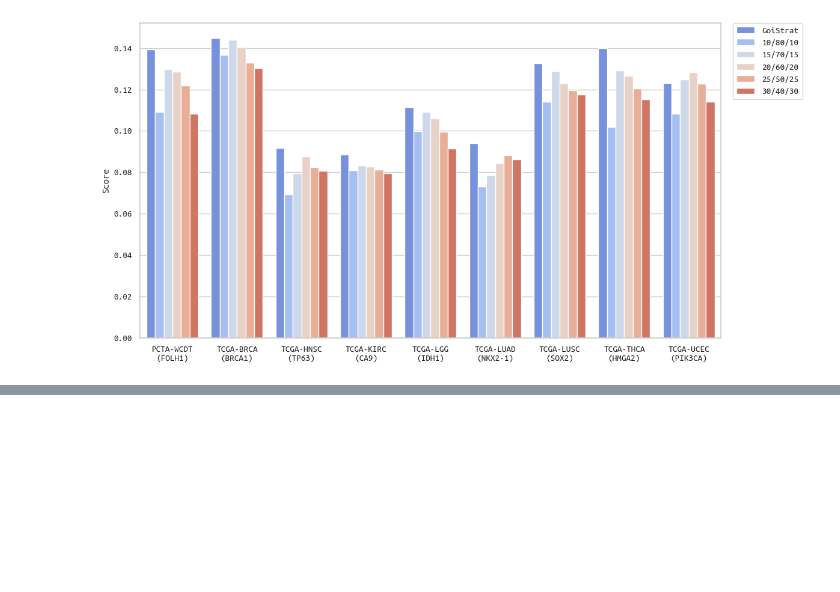
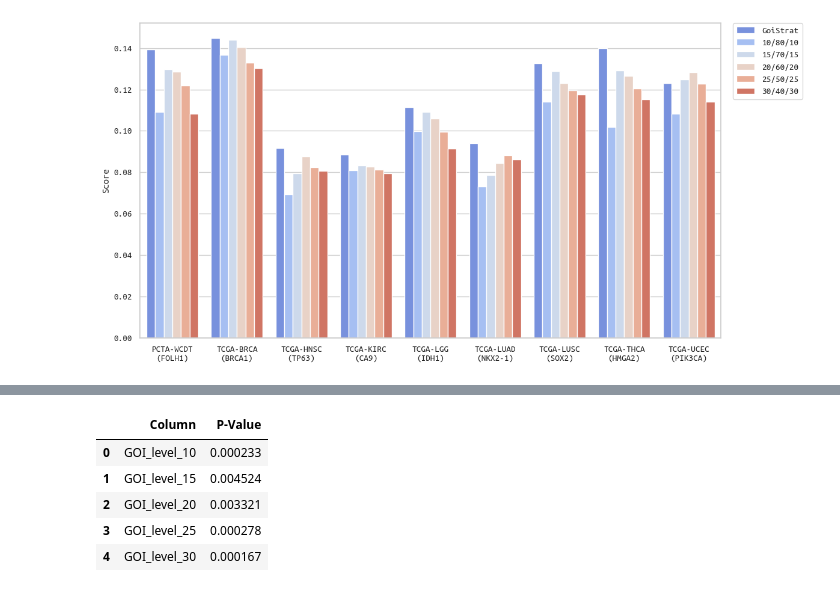
Before and after one commit to CarlosUziel/goi-strat, a Jupyter notebook: notebooks/methods_comparison.ipynb, the cells around one changed output, grey strips where cells are left out. Saved outputs shown, nothing was run; the diff lists cells and outputs as text; code cells hidden in the pictures; blank space fills up the shorter version.

```diff
--- a/notebooks/methods_comparison.ipynb
+++ b/notebooks/methods_comparison.ipynb
@@ -516,0 +536,34 @@ The PostScript backend does not support transparency; partially transparent arti
+# %%
+# Initialize a list to store p-values
+p_values = []
+
+# Get the first column
+first_column = all_degss_scores_df_weighted.iloc[:, 0]
+
+# Iterate over the other columns and perform one-tailed paired t-test
+for col in all_degss_scores_df_weighted.columns[1:]:
+    other_column = all_degss_scores_df_weighted[col]
+    t_stat, p_value = ttest_rel(first_column, other_column)
+
+    # Adjust p-value for one-tailed test
+    if t_stat > 0:
+        p_value /= 2
+    else:
+        p_value = 1 - (p_value / 2)
+
+    p_values.append(p_value)
+
+# Create a DataFrame to display the results
+all_degss_scores_df_weighted_p_values = pd.DataFrame(
+    {"Column": all_degss_scores_df_weighted.columns[1:], "P-Value": p_values}
+)
+
+# Display the results
+display(all_degss_scores_df_weighted_p_values)
+# %% [output]
+|  | Column | P-Value |
+| 0 | GOI_level_10 | 0.000233 |
+| 1 | GOI_level_15 | 0.004524 |
+| 2 | GOI_level_20 | 0.003321 |
+| 3 | GOI_level_25 | 0.000278 |
+| 4 | GOI_level_30 | 0.000167 |
```
Also changed, not shown: parts of 14 cells of this notebook, 1 other file.
